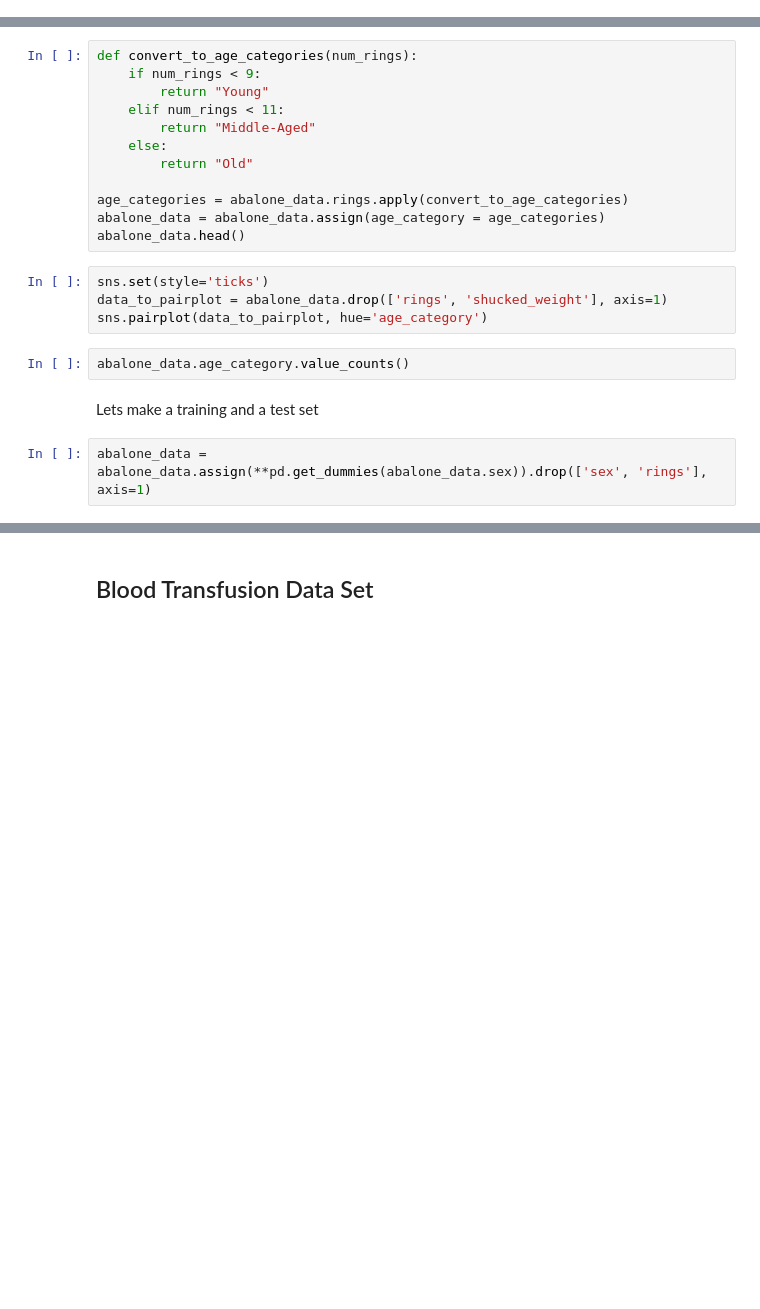
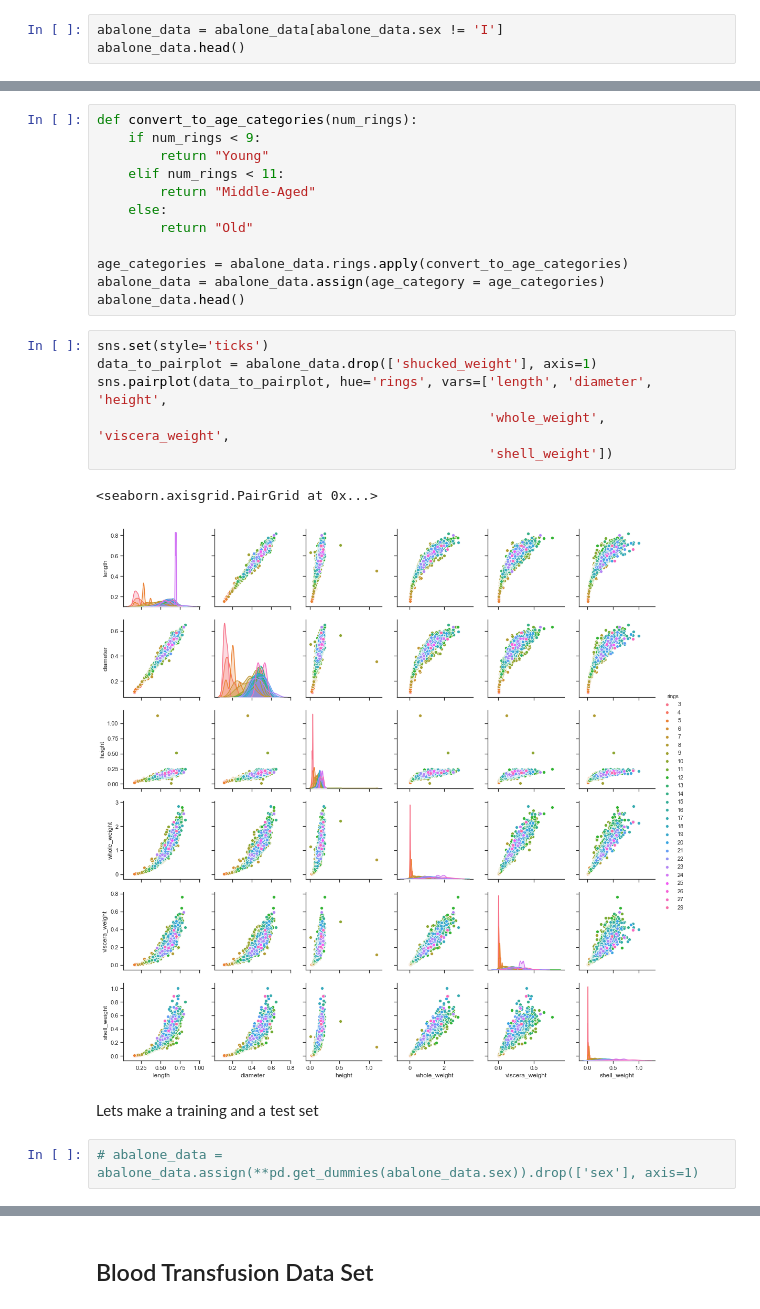
Before and after one commit to JonMcEntee/gatech, a Jupyter notebook: Machine Learning - Assignment 1.ipynb, the cells around one changed output, grey strips where cells are left out. Saved outputs shown, nothing was run; the diff lists cells and outputs as text; blank space fills up the shorter version.

```diff
--- a/Machine Learning - Assignment 1.ipynb
+++ b/Machine Learning - Assignment 1.ipynb
@@ -22,0 +46,3 @@ abalone_data = pd.read_csv('abalone.csv')
+# %%
+abalone_data = abalone_data[abalone_data.sex != 'I']
+abalone_data.head()
@@ -34,12 +67,15 @@ abalone_data = abalone_data.assign(age_category = age_categories)
 abalone_data.head()
 # %%
 sns.set(style='ticks')
-data_to_pairplot = abalone_data.drop(['rings', 'shucked_weight'], axis=1)
-sns.pairplot(data_to_pairplot, hue='age_category')
+data_to_pairplot = abalone_data.drop(['shucked_weight'], axis=1)
+sns.pairplot(data_to_pairplot, hue='rings', vars=['length', 'diameter', 'height',
+                                                  'whole_weight', 'viscera_weight',
+                                                  'shell_weight'])
+# %% [output]
+<seaborn.axisgrid.PairGrid at 0x...>
+[figure, added]
-# %%
-abalone_data.age_category.value_counts()
 # %% [markdown]
 Lets make a training and a test set
 # %%
-abalone_data = abalone_data.assign(**pd.get_dummies(abalone_data.sex)).drop(['sex', 'rings'], axis=1)
+# abalone_data = abalone_data.assign(**pd.get_dummies(abalone_data.sex)).drop(['sex'], axis=1)
 # %%
```
Also changed, not shown: parts of 45 cells of this notebook.
